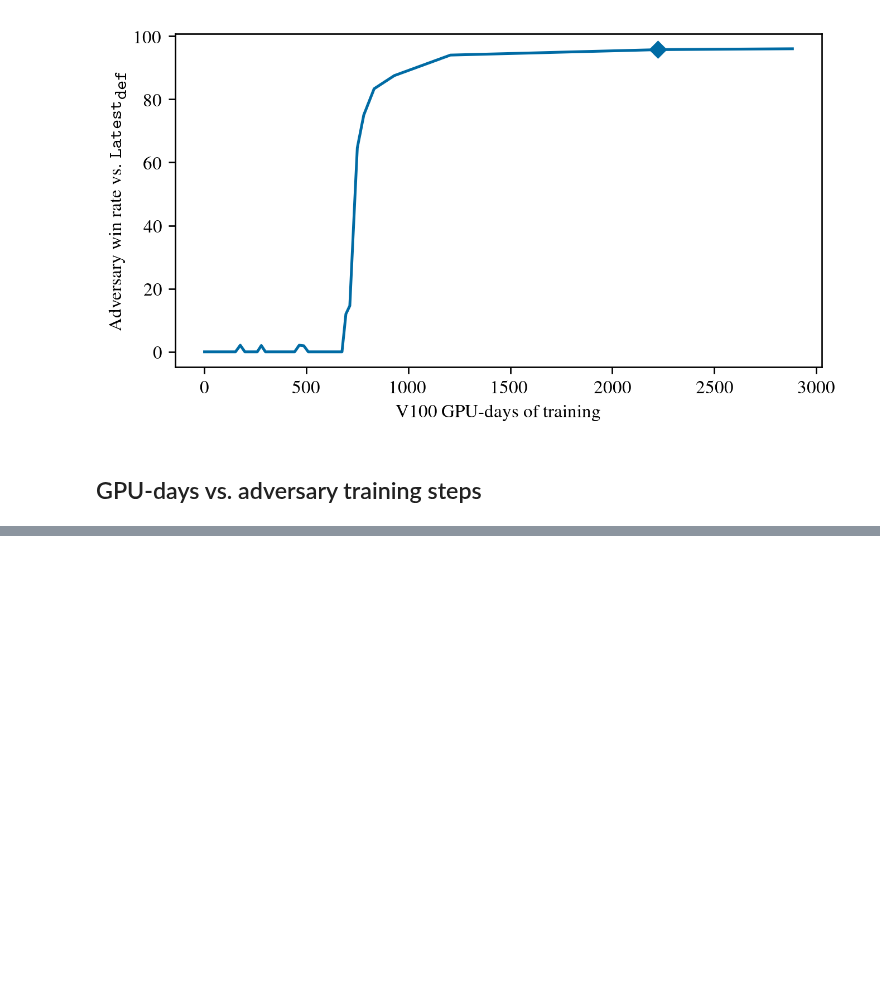
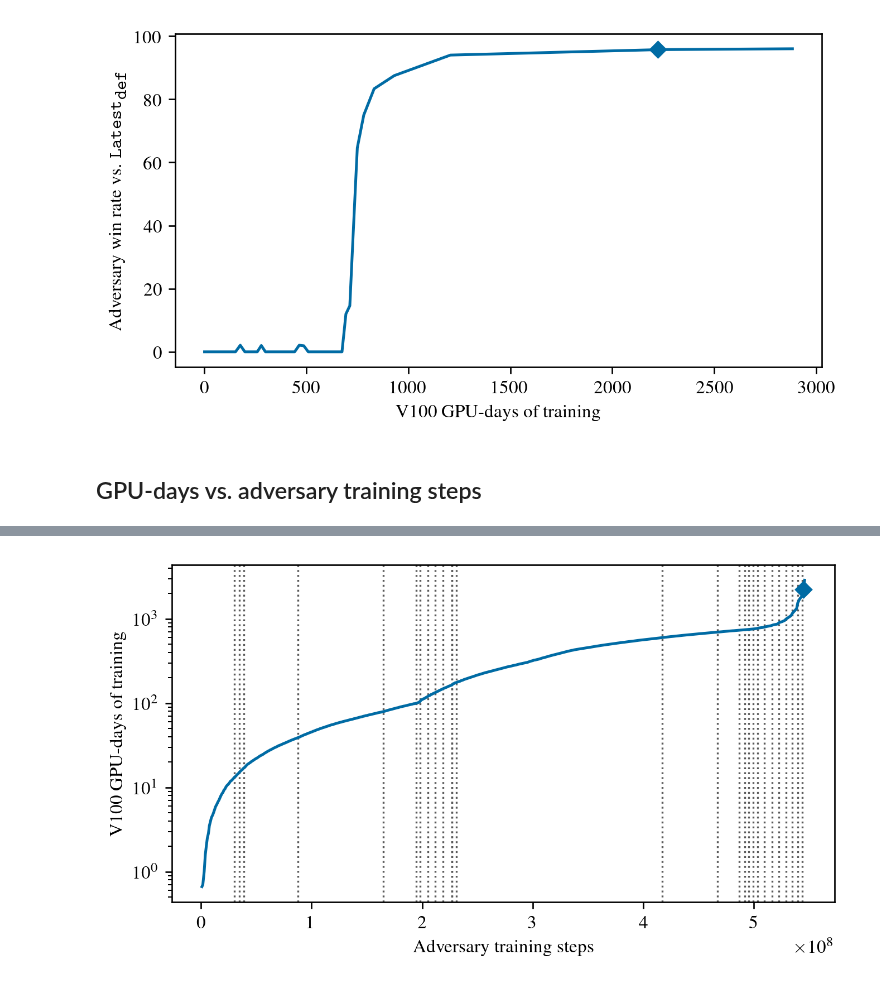
Before and after one commit to AlignmentResearch/KataGoVisualizer, a Jupyter notebook: notebooks/notebooks/paper/estimate-gpu-days-adv.ipynb, the cells around one changed output, grey strips where cells are left out. Drawn from its saved outputs; the diff is of its cells as text; code cells hidden in the pictures; blank space fills up the shorter version.

```diff
--- a/notebooks/notebooks/paper/estimate-gpu-days-adv.ipynb
+++ b/notebooks/notebooks/paper/estimate-gpu-days-adv.ipynb
@@ -567,0 +608,6 @@ adv_steps
+# %%
+fig, ax = plot_gpu_days_vs_steps(CYCLIC_ADV_TRAINING_PATH, CYCLIC_ADV_TRAINING_STEPS)
+ax.set_yscale("log")
+fig.savefig("gpu-days-vs-steps-cyclic.pgf", backend="pgf")
+# %% [output]
+[figure, added]
```
Also changed, not shown: parts of 8 cells of this notebook.
